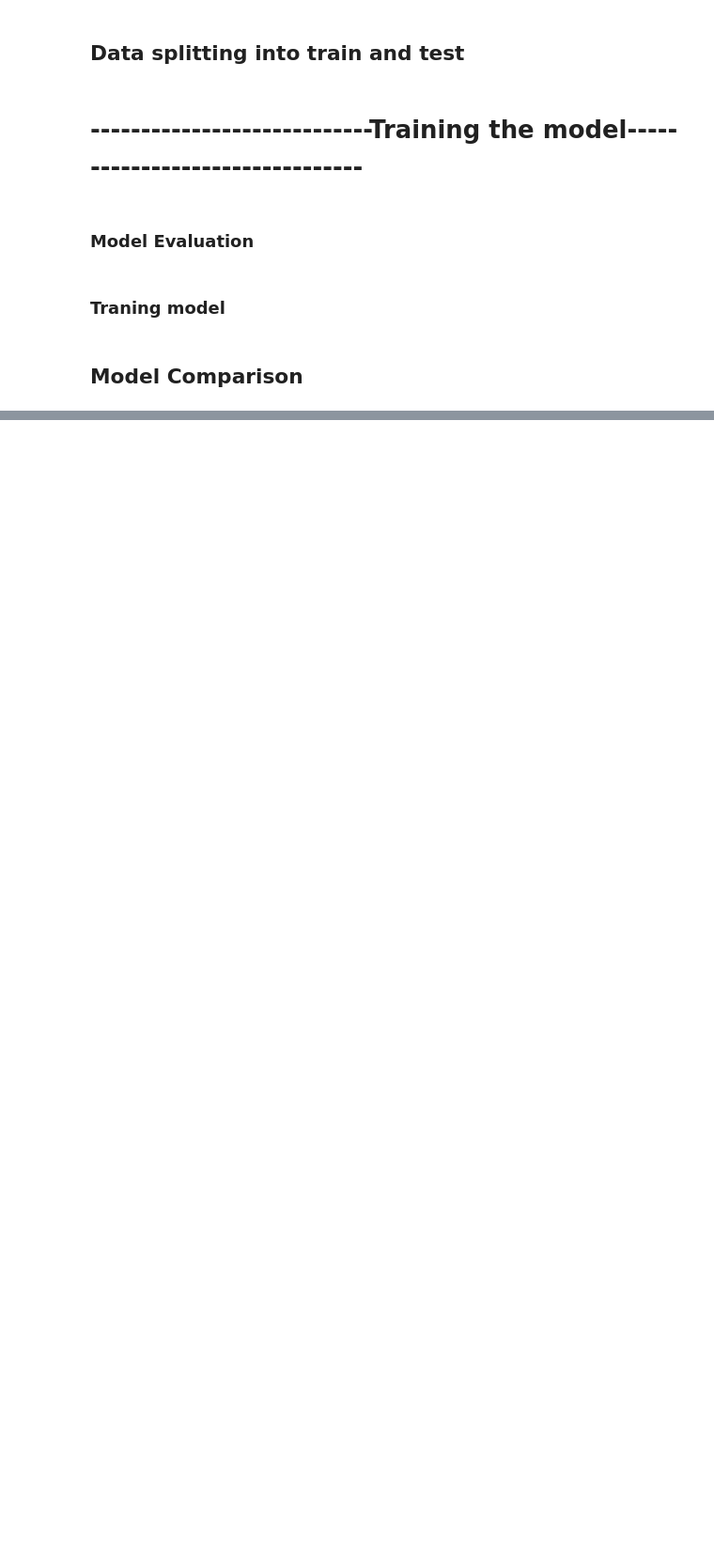
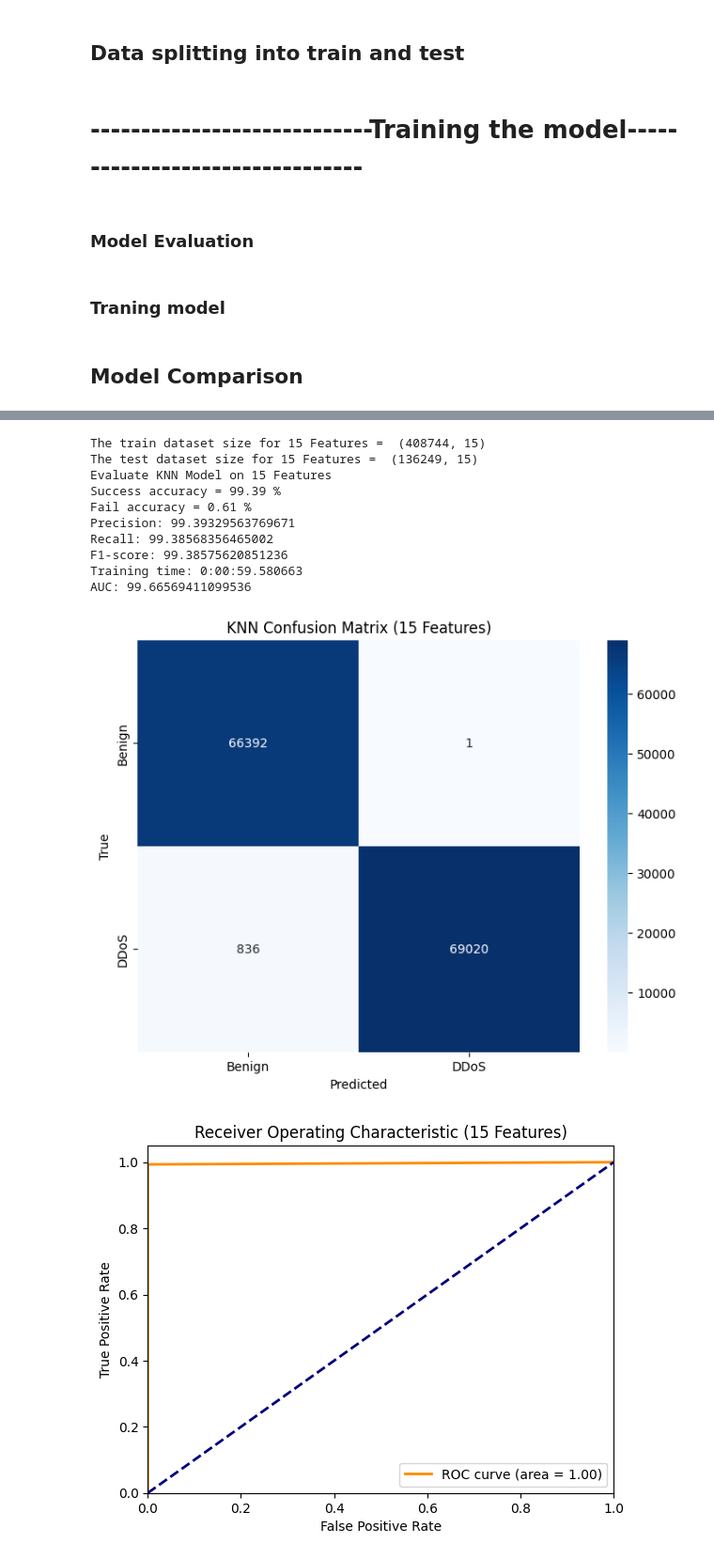
Before and after one commit to tranthanhhuy19032001/DACNTT2_DDos_ML, a Jupyter notebook: FinalVersion/machine_learning/DDos_ML_SDN_KNN_FINAL.ipynb, the cells around one changed output, grey strips where cells are left out. Shown at 94% size. Cells and saved outputs as stored; diff of their text form; code cells hidden in the pictures; blank space fills up the shorter version.

Commit message:
Traning and compare ML models

```diff
--- a/FinalVersion/machine_learning/DDos_ML_SDN_KNN_FINAL.ipynb
+++ b/FinalVersion/machine_learning/DDos_ML_SDN_KNN_FINAL.ipynb
@@ -170,7 +171,7 @@ def train_and_evaluate(df, feature_set_name):
         'KNN': KNeighborsClassifier(n_neighbors=5, metric='minkowski', p=2),
         'Logistic Regression': LogisticRegression(solver='lbfgs', max_iter=1000, random_state=42),
         'Neural Network': MLPClassifier(hidden_layer_sizes=(5,), max_iter=20, random_state=42, solver='sgd'),
-        'SVM': SVC(max_iter=1000),
+        'SVM': SVC(max_iter=1000, probability=True),
         'GaussianNB': GaussianNB()
     }
 
@@ -185,8 +186,15 @@ def train_and_evaluate(df, feature_set_name):
             print(f"Error while fitting {model_name}: {e}")
             continue
         y_pred = model.predict(X_test)
+        y_prob = model.predict_proba(X_test)[:, 1]  # Probability scores for the positive class
         end_time = datetime.now()
         acc, fail, precision, recall, f1, training_time = evaluate_model(y_test, y_pred, start_time, end_time)
+
+        # Calculate ROC and AUC
+        fpr, tpr, _ = roc_curve(y_test, y_prob)
+        roc_auc = auc(fpr, tpr)
+        print(f"AUC:", roc_auc*100)
+
         results.append({
             'Model': model_name,
             'Success Accuracy': acc * 100,
@@ -194,9 +202,21 @@ def train_and_evaluate(df, feature_set_name):
             'Precision': precision * 100,
             'Recall': recall * 100,
             'F1 Score': f1 * 100,
-            'Training Time': training_time.total_seconds()
+            'Training Time': training_time.total_seconds(),
+            'AUC': roc_auc
         })
         plot_confusion_matrix(y_test, y_pred, ['Benign', 'DDoS'], f'{model_name} Confusion Matrix ({feature_set_name})')
+        # Plot ROC curve
+        plt.figure()
+        plt.plot(fpr, tpr, color='darkorange', lw=2, label='ROC curve (area = %0.2f)' % roc_auc)
+        plt.plot([0, 1], [0, 1], color='navy', lw=2, linestyle='--')
+        plt.xlim([0.0, 1.0])
+        plt.ylim([0.0, 1.05])
+        plt.xlabel('False Positive Rate')
+        plt.ylabel('True Positive Rate')
+        plt.title(f'Receiver Operating Characteristic ({feature_set_name})')
+        plt.legend(loc='lower right')
+        plt.show()
 
     results_df = pd.DataFrame(results)
     print(results_df)
@@ -301,0 +364,15 @@ Results for 4 Features:
+# %%
+results_15_features_final = train_and_evaluate_for_KNN_15features(df_15_features, "15 Features")
+# %% [output]
+The train dataset size for 15 Features =  (408744, 15)
+The test dataset size for 15 Features =  (136249, 15)
+Evaluate KNN Model on 15 Features
+Success accuracy = 99.39 %
+Fail accuracy = 0.61 %
+Precision: 99.39329563769671
+Recall: 99.38568356465002
+F1-score: 99.38575620851236
+Training time: 0:00:59.580663
+AUC: 99.66569411099536
+[figure, added]
+[figure, added]
```
Also changed, not shown: parts of 8 cells of this notebook, 1 other file.
